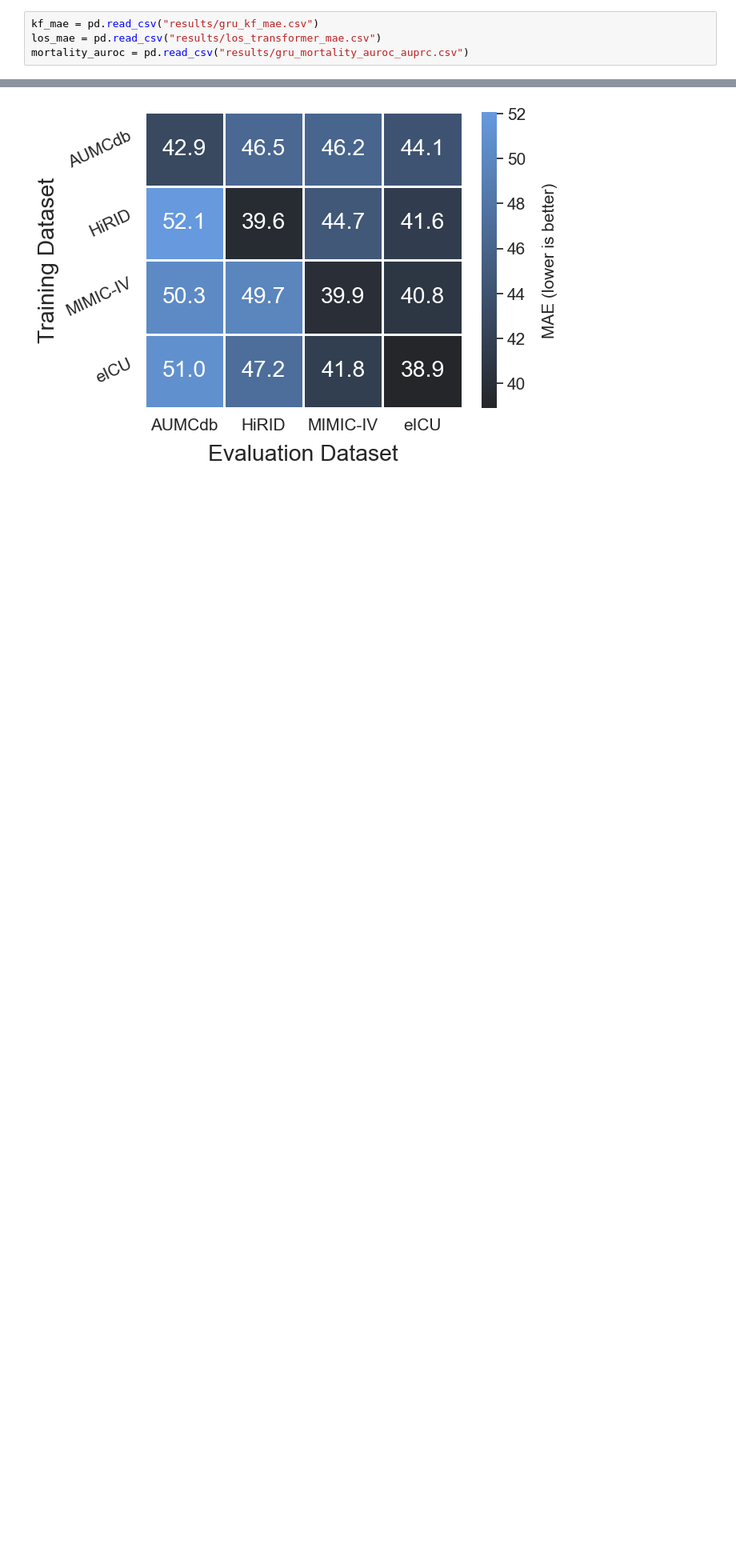
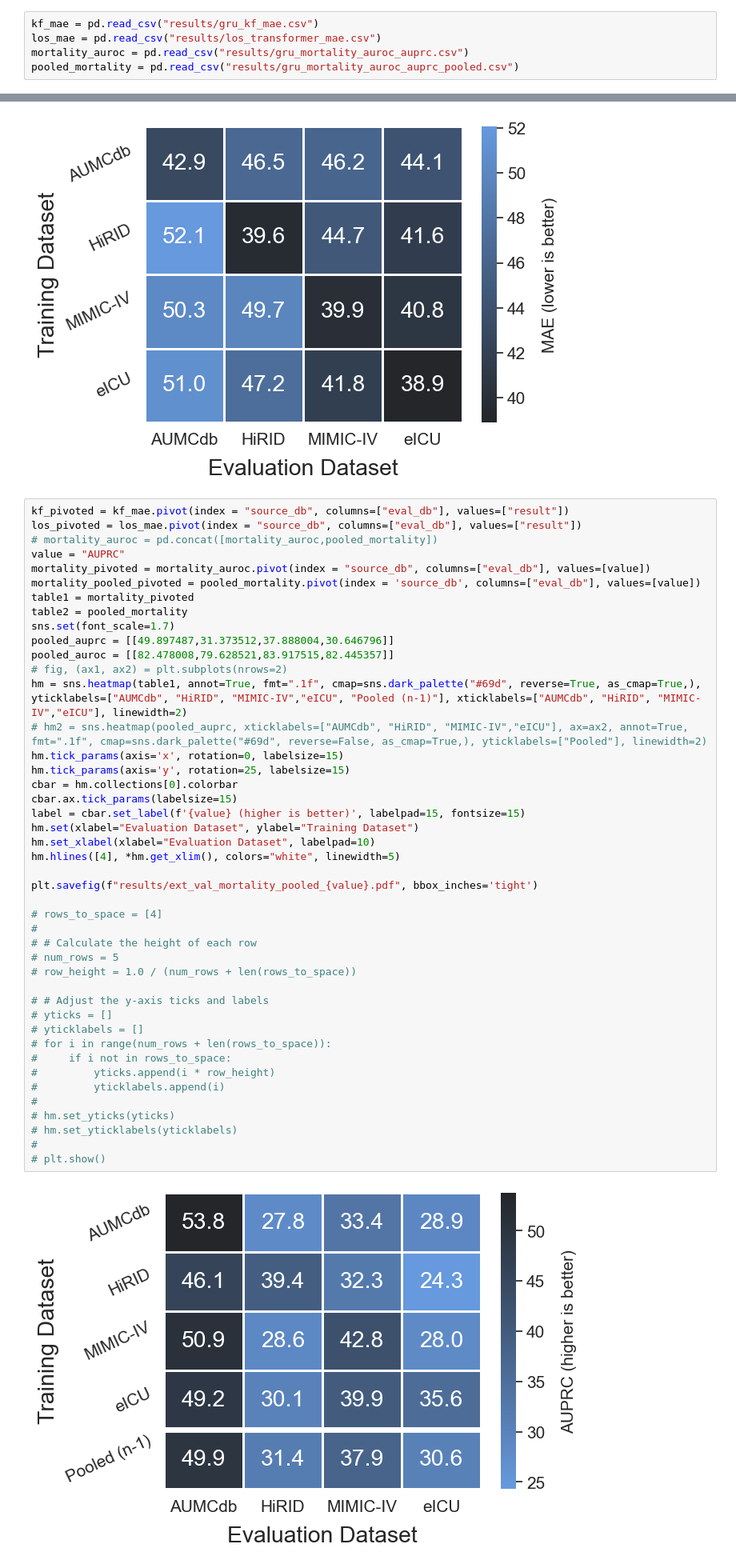
Before and after one commit to rvandewater/YAIB, a Jupyter notebook: paper_graphs.ipynb, the cells around one changed output, grey strips where cells are left out. Shown at 80% size. Cells and saved outputs as stored; diff of their text form; blank space fills up the shorter version.

Commit message:
pooled figures

```diff
--- a/paper_graphs.ipynb
+++ b/paper_graphs.ipynb
@@ -7,6 +7,7 @@ import matplotlib.pyplot as plt
 kf_mae = pd.read_csv("results/gru_kf_mae.csv")
 los_mae = pd.read_csv("results/los_transformer_mae.csv")
 mortality_auroc = pd.read_csv("results/gru_mortality_auroc_auprc.csv")
+pooled_mortality = pd.read_csv("results/gru_mortality_auroc_auprc_pooled.csv")
 # %%
 kf_pivoted = kf_mae.pivot(index = "source_db", columns=["eval_db"], values=["result"])
 los_pivoted = los_mae.pivot(index = "source_db", columns=["eval_db"], values=["result"])
@@ -24,3 +25,49 @@ hm.set_xlabel(xlabel="Evaluation Dataset", labelpad=10)
 plt.savefig("results/ext_val_los_transformer_mae.pdf", bbox_inches='tight')
 # %% [output]
 [figure]
+# %%
+kf_pivoted = kf_mae.pivot(index = "source_db", columns=["eval_db"], values=["result"])
+los_pivoted = los_mae.pivot(index = "source_db", columns=["eval_db"], values=["result"])
+# mortality_auroc = pd.concat([mortality_auroc,pooled_mortality])
+value = "AUPRC"
+mortality_pivoted = mortality_auroc.pivot(index = "source_db", columns=["eval_db"], values=[value])
+mortality_pooled_pivoted = pooled_mortality.pivot(index = 'source_db', columns=["eval_db"], values=[value])
+table1 = mortality_pivoted
+table2 = pooled_mortality
+sns.set(font_scale=1.7)
+pooled_auprc = [[49.897487,31.373512,37.888004,30.646796]]
+pooled_auroc = [[82.478008,79.628521,83.917515,82.445357]]
+# fig, (ax1, ax2) = plt.subplots(nrows=2)
+hm = sns.heatmap(table1, annot=True, fmt=".1f", cmap=sns.dark_palette("#69d", reverse=True, as_cmap=True,), yticklabels=["AUMCdb", "HiRID", "MIMIC-IV","eICU", "Pooled (n-1)"], xticklabels=["AUMCdb", "HiRID", "MIMIC-IV","eICU"], linewidth=2)
+# hm2 = sns.heatmap(pooled_auprc, xticklabels=["AUMCdb", "HiRID", "MIMIC-IV","eICU"], ax=ax2, annot=True, fmt=".1f", cmap=sns.dark_palette("#69d", reverse=False, as_cmap=True,), yticklabels=["Pooled"], linewidth=2)
+hm.tick_params(axis='x', rotation=0, labelsize=15)
+hm.tick_params(axis='y', rotation=25, labelsize=15)
+cbar = hm.collections[0].colorbar
+cbar.ax.tick_params(labelsize=15)
+label = cbar.set_label(f'{value} (higher is better)', labelpad=15, fontsize=15)
+hm.set(xlabel="Evaluation Dataset", ylabel="Training Dataset")
+hm.set_xlabel(xlabel="Evaluation Dataset", labelpad=10)
+hm.hlines([4], *hm.get_xlim(), colors="white", linewidth=5)
+
+plt.savefig(f"results/ext_val_mortality_pooled_{value}.pdf", bbox_inches='tight')
+
+# rows_to_space = [4]
+#
+# # Calculate the height of each row
+# num_rows = 5
+# row_height = 1.0 / (num_rows + len(rows_to_space))
+
+# # Adjust the y-axis ticks and labels
+# yticks = []
+# yticklabels = []
+# for i in range(num_rows + len(rows_to_space)):
+#     if i not in rows_to_space:
+#         yticks.append(i * row_height)
+#         yticklabels.append(i)
+#
+# hm.set_yticks(yticks)
+# hm.set_yticklabels(yticklabels)
+#
+# plt.show()
+# %% [output]
+[figure, added]
```
Also changed, not shown: parts of 5 cells of this notebook.
